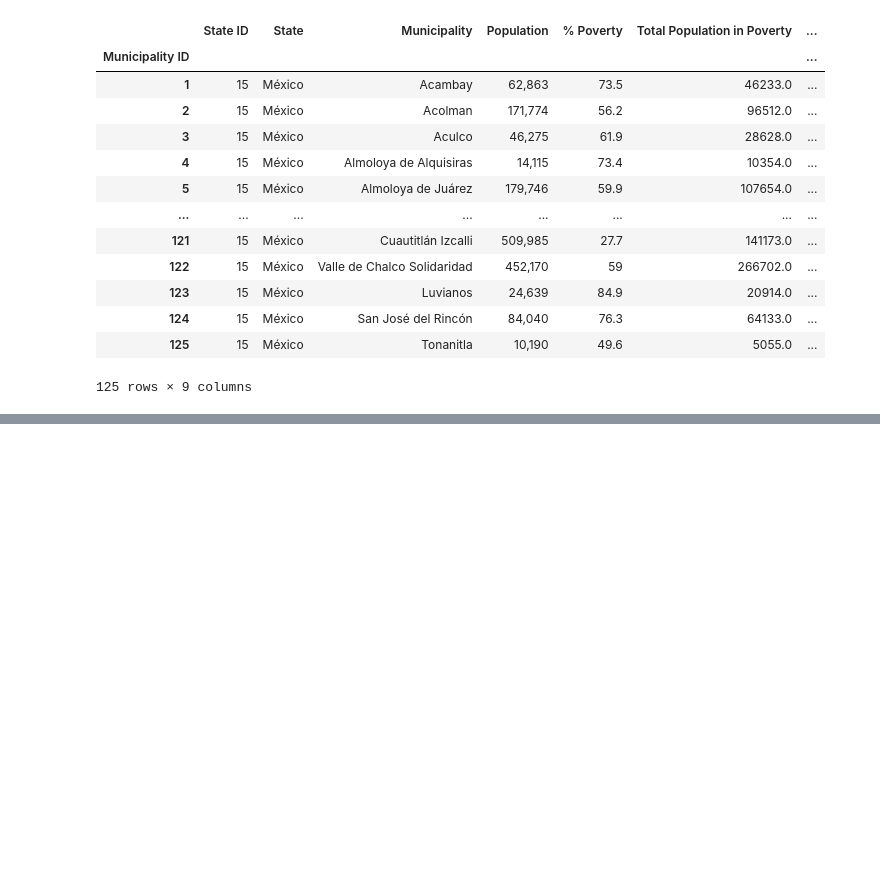
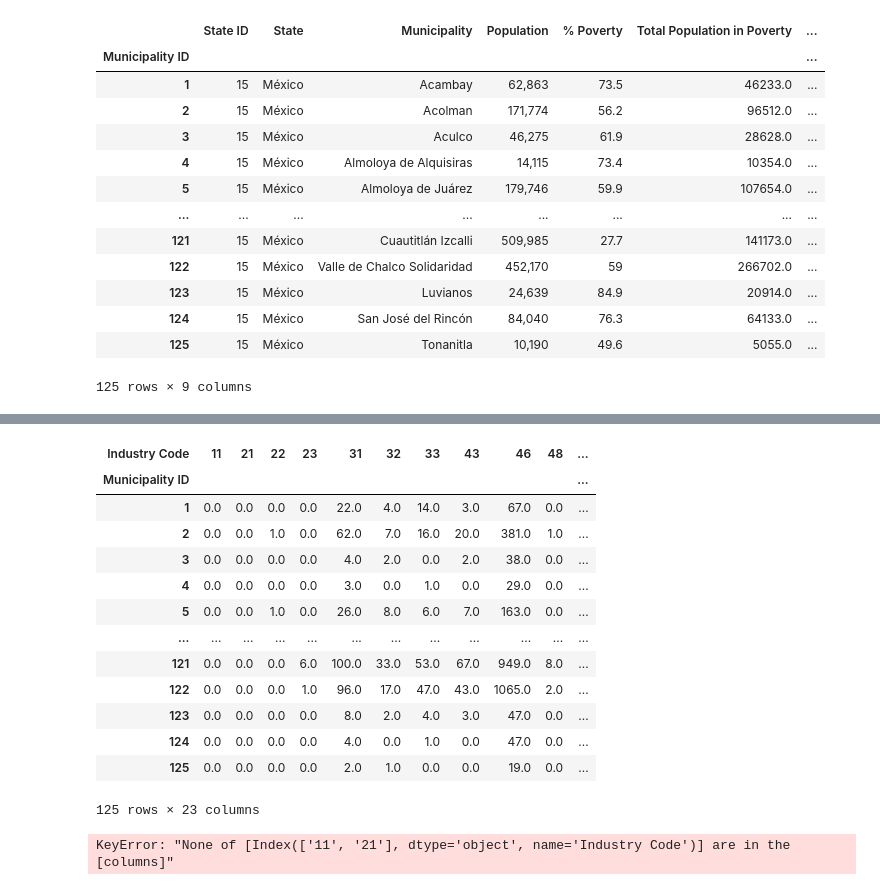
Before and after one commit to JCastilloD/Project-1-Bootcamp, a Jupyter notebook: Data_Retrieval/Municipio Data Extraction.ipynb, the cells around one changed output, grey strips where cells are left out. Saved outputs shown, nothing was run; the diff lists cells and outputs as text; code cells hidden in the pictures; blank space fills up the shorter version.

```diff
--- a/Data_Retrieval/Municipio Data Extraction.ipynb
+++ b/Data_Retrieval/Municipio Data Extraction.ipynb
@@ -218,0 +257,19 @@ poverty_final
+# %%
+new7 = denue_en.pivot_table(index='Municipality ID', columns= 'Industry Code', aggfunc = 'size')
+new7 = new7.fillna(0)
+new7
+# %% [output]
+| Industry Code | 11 | 21 | 22 | 23 | 31 | 32 | 33 | 43 | 46 | 48 | ... |
+| Municipality ID |  |  |  |  |  |  |  |  |  |  | ... |
+| 1 | 0.0 | 0.0 | 0.0 | 0.0 | 22.0 | 4.0 | 14.0 | 3.0 | 67.0 | 0.0 | ... |
+| 2 | 0.0 | 0.0 | 1.0 | 0.0 | 62.0 | 7.0 | 16.0 | 20.0 | 381.0 | 1.0 | ... |
+| 3 | 0.0 | 0.0 | 0.0 | 0.0 | 4.0 | 2.0 | 0.0 | 2.0 | 38.0 | 0.0 | ... |
+| 4 | 0.0 | 0.0 | 0.0 | 0.0 | 3.0 | 0.0 | 1.0 | 0.0 | 29.0 | 0.0 | ... |
+| 5 | 0.0 | 0.0 | 1.0 | 0.0 | 26.0 | 8.0 | 6.0 | 7.0 | 163.0 | 0.0 | ... |
+| ... | ... | ... | ... | ... | ... | ... | ... | ... | ... | ... | ... |
+| 121 | 0.0 | 0.0 | 0.0 | 6.0 | 100.0 | 33.0 | 53.0 | 67.0 | 949.0 | 8.0 | ... |
+| 122 | 0.0 | 0.0 | 0.0 | 1.0 | 96.0 | 17.0 | 47.0 | 43.0 | 1065.0 | 2.0 | ... |
+| 123 | 0.0 | 0.0 | 0.0 | 0.0 | 8.0 | 2.0 | 4.0 | 3.0 | 47.0 | 0.0 | ... |
+| 124 | 0.0 | 0.0 | 0.0 | 0.0 | 4.0 | 0.0 | 1.0 | 0.0 | 47.0 | 0.0 | ... |
+| 125 | 0.0 | 0.0 | 0.0 | 0.0 | 2.0 | 1.0 | 0.0 | 0.0 | 19.0 | 0.0 | ... |
+125 rows × 23 columns
@@ -219,3 +278,8 @@ poverty_final
+# %%
+new8 = new7[['11', '21']].copy()
+new8.head()
+# %% [output]
+KeyError: "None of [Index(['11', '21'], dtype='object', name='Industry Code')] are in the [columns]"
 # %%
 #Now we are going to do plots and linear regressions testing the indicators of poverty,
 #the last three columns, with the total population poverty per municipality.
```
Also changed, not shown: parts of 10 cells of this notebook.
